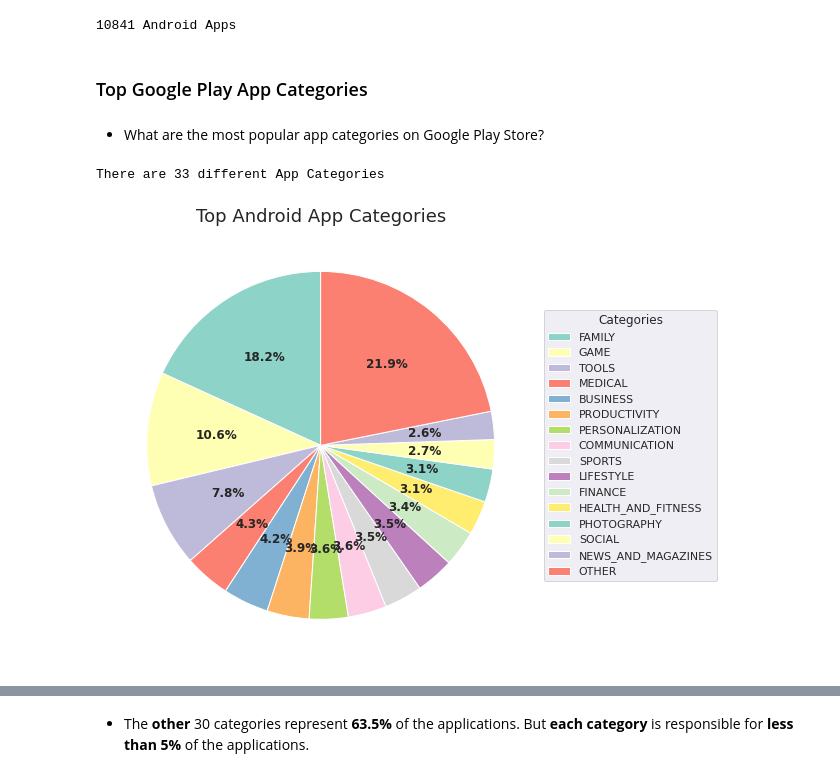
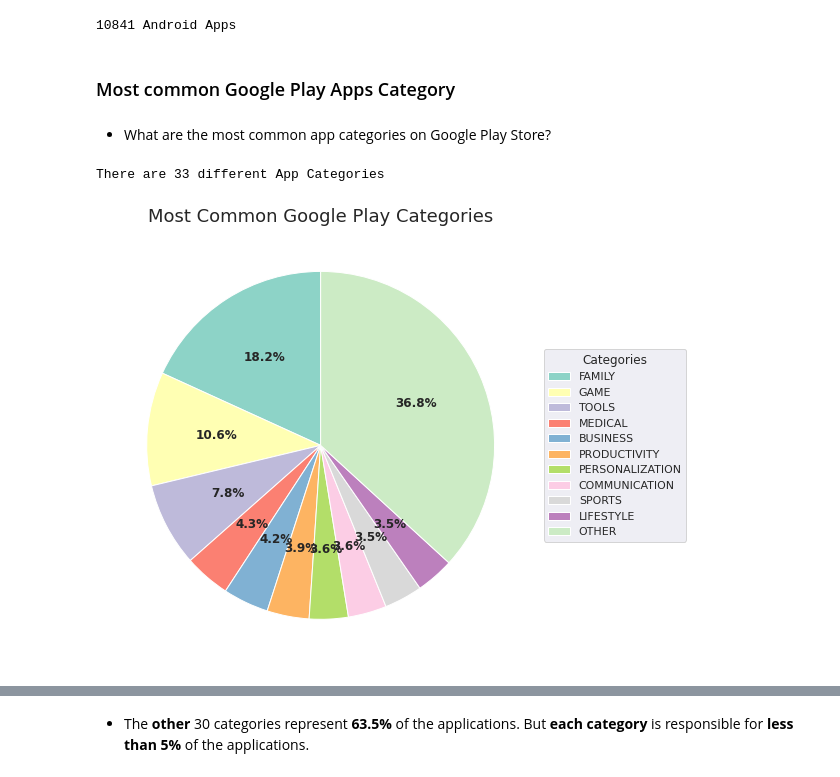
Before and after one commit to kimurarh/googleplay-analysis, a Jupyter notebook: Google-Play-Store-Analysis.ipynb, the cells around one changed output, grey strips where cells are left out. Saved outputs shown, nothing was run; the diff lists cells and outputs as text; code cells hidden in the pictures.

```diff
--- a/Google-Play-Store-Analysis.ipynb
+++ b/Google-Play-Store-Analysis.ipynb
@@ -218,31 +218,32 @@ print(f'{df_apps.shape[0]} Android Apps')
 # %% [output]
 10841 Android Apps
 # %% [markdown]
-### Top Google Play App Categories
+### Most common Google Play Apps Category
 # %% [markdown]
-* What are the most popular app categories on Google Play Store?
+* What are the most common app categories on Google Play Store?
 # %%
 print(f"There are {df_apps['Category'].unique().shape[0]} different App Categories")
 # %% [output]
 There are 33 different App Categories
+# %%
+common_categories = df_apps['Category'].value_counts()
 # %%
-top_android_apps = df_apps['Category'].value_counts().head(15)
-labels = top_android_apps.index.tolist()
+# Generate Labels and Values
+labels = common_categories.head(10).index.tolist()
 labels.append('OTHER')
-values = top_android_apps.values.tolist()
-values.append(df_apps.shape[0] - top_android_apps.sum())
+values = common_categories.head(10).values.tolist()
+values.append(df_apps.shape[0] - common_categories.head(10).sum())
+
+# Plot
+fig, ax = plt.subplots(figsize=(10,8))
+wedges, text, autotexts = ax.pie(values, startangle=90, autopct='%1.1f%%')
+ax.legend(wedges, labels,
+          title='Categories',
+          loc='center left',
+          bbox_to_anchor=(1, 0, 0.5, 1))
+plt.setp(autotexts, size=12, weight='bold')
+ax.set_title("Most Common Google Play Categories", fontsize=18)
+plt.show()
+# %% [output]
+[figure, added]
-# %%
-fig, ax = plt.subplots(figsize=(10,8))
-wedges, text, autotexts = ax.pie(values, startangle=90, autopct='%1.1f%%')
-
-ax.legend(wedges, labels,
-          title='Categories',
-          loc='center left',
-          bbox_to_anchor=(1, 0, 0.5, 1))
-
-plt.setp(autotexts, size=12, weight='bold')
-ax.set_title("Top Android App Categories", fontsize=18)
-plt.show()
-# %% [output]
-[figure, removed]
 # %%
```
Also changed, not shown: parts of 23 cells of this notebook.
